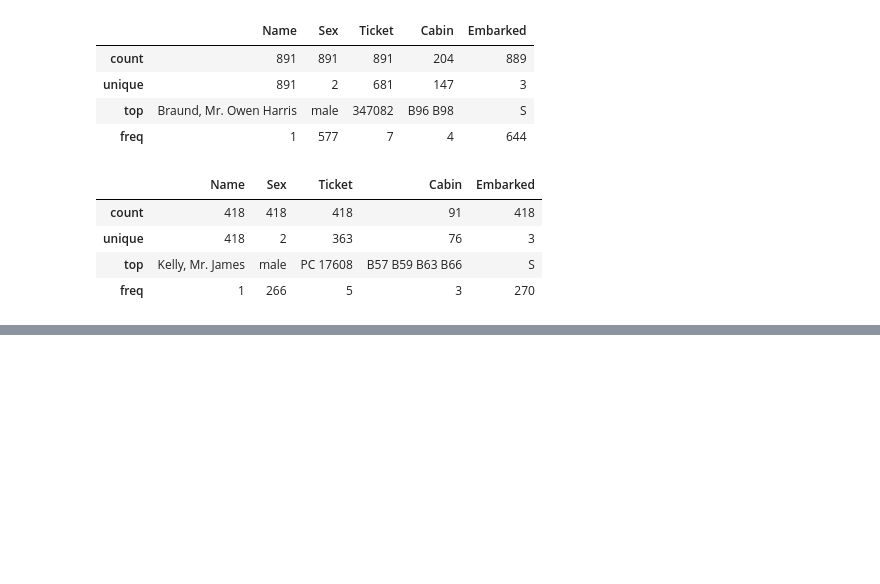
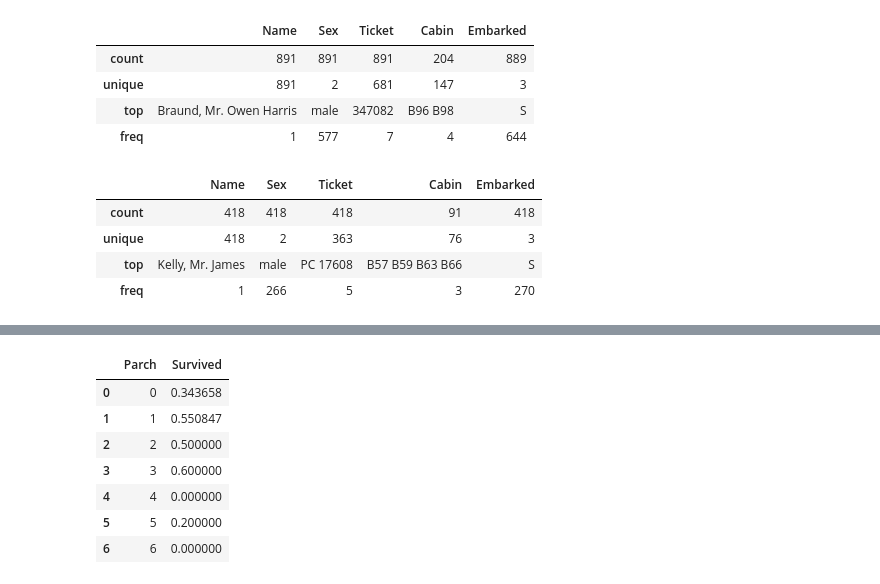
Before and after one commit to jonidaniel/data-science-and-machine-learning, a Jupyter notebook: kaggle/competitions/titanic-machine-learning-from-disaster/titanic.ipynb, the cells around one changed output, grey strips where cells are left out. Drawn from its saved outputs; the diff is of its cells as text; code cells hidden in the pictures; blank space fills up the shorter version.

```diff
--- a/kaggle/competitions/titanic-machine-learning-from-disaster/titanic.ipynb
+++ b/kaggle/competitions/titanic-machine-learning-from-disaster/titanic.ipynb
@@ -141,0 +171,12 @@ test_df.describe(include=['O'])
+# %%
+train_df.groupby(['Parch'], as_index=False)['Survived'].mean()
+# You had best chances of survival if you had a total of three parents/children on board with you
+# %% [output]
+|  | Parch | Survived |
+| 0 | 0 | 0.343658 |
+| 1 | 1 | 0.550847 |
+| 2 | 2 | 0.500000 |
+| 3 | 3 | 0.600000 |
+| 4 | 4 | 0.000000 |
+| 5 | 5 | 0.200000 |
+| 6 | 6 | 0.000000 |
```
Also changed, not shown: parts of 8 cells of this notebook.
